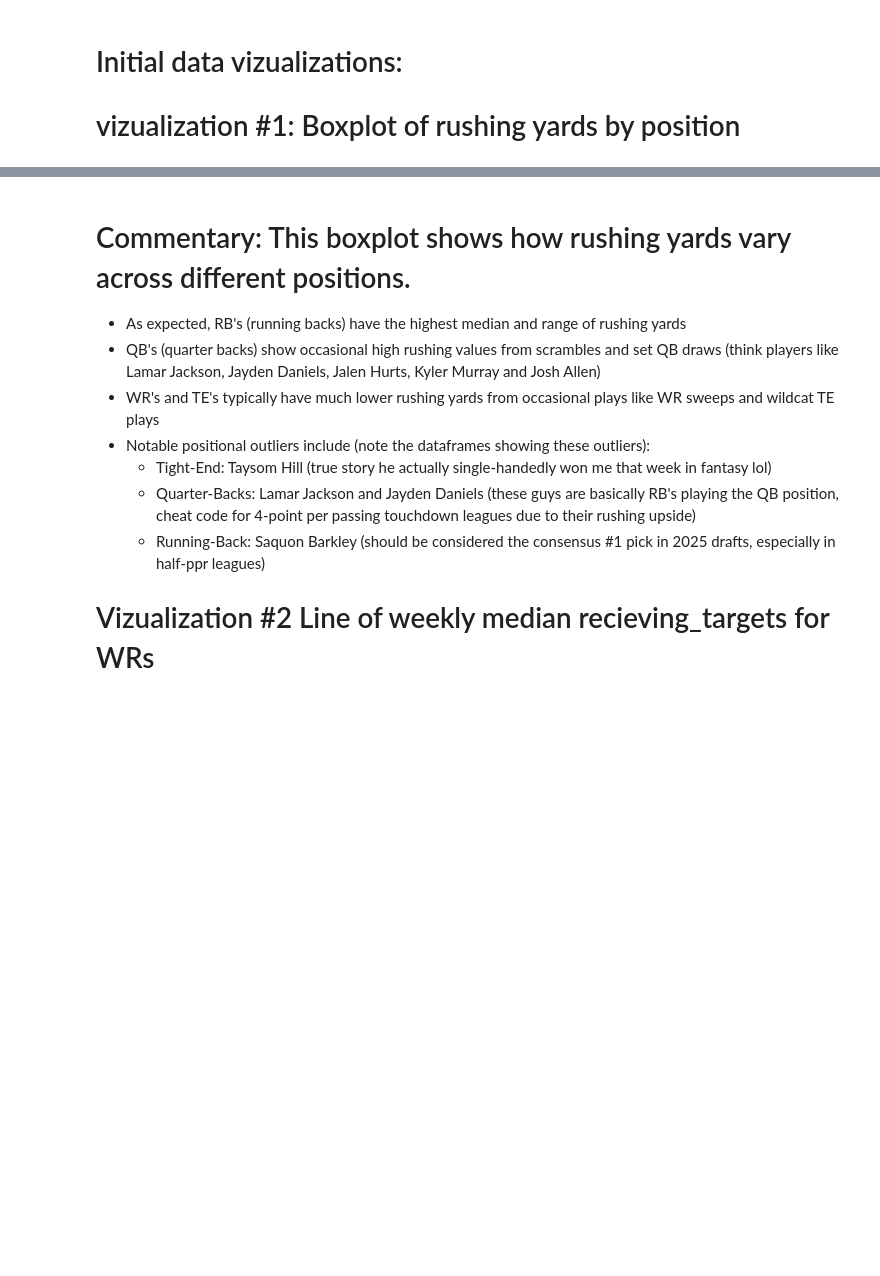
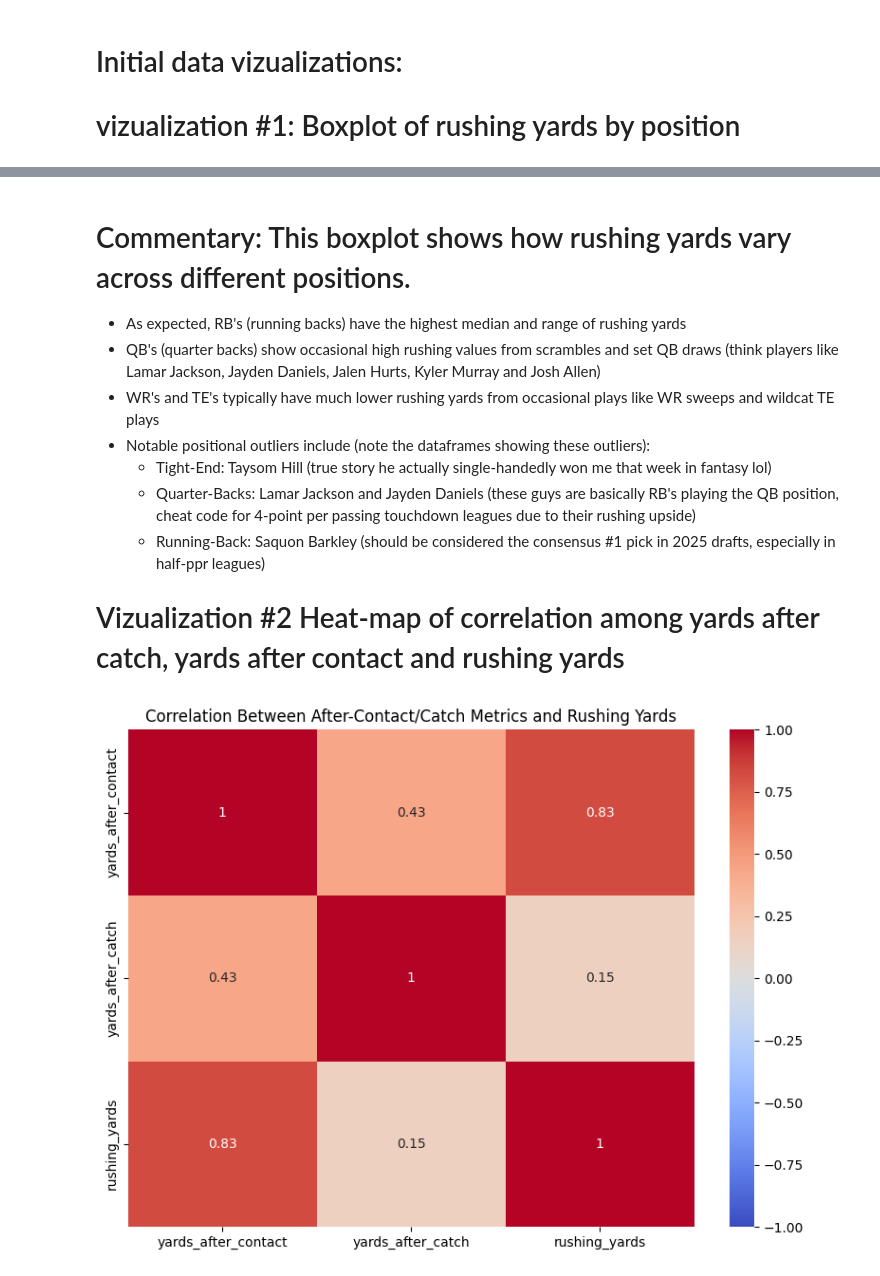
Before and after one commit to Jhonyel/Technical-Interview-Football, a Jupyter notebook: TechnicalFantasyAnalysis.ipynb, the cells around one changed output, grey strips where cells are left out. Cells and saved outputs as stored; diff of their text form; code cells hidden in the pictures; blank space fills up the shorter version.

```diff
--- a/TechnicalFantasyAnalysis.ipynb
+++ b/TechnicalFantasyAnalysis.ipynb
@@ -311,4 +322,14 @@ display(lamar_max_rushing)
     - Tight-End: Taysom Hill (true story he actually single-handedly won me that week in fantasy lol)
     - Quarter-Backs: Lamar Jackson and Jayden Daniels (these guys are basically RB's playing the QB position, cheat code for 4-point per passing touchdown leagues due to their rushing upside)
     - Running-Back: Saquon Barkley (should be considered the consensus #1 pick in 2025 drafts, especially in half-ppr leagues)
-# Vizualization #2 Line of weekly median recieving_targets for WRs
+# Vizualization #2 Heat-map of correlation among yards after catch, yards after contact and rushing yards
+# %%
+correlation_cols = ['yards_after_contact', 'yards_after_catch', 'rushing_yards']
+corr_matrix = df_clean[correlation_cols].corr()
+plt.figure(figsize=(8, 6))
+sns.heatmap(corr_matrix, annot=True, cmap='coolwarm', vmin=-1, vmax=1)
+plt.title('Correlation Between After-Contact/Catch Metrics and Rushing Yards')
+plt.tight_layout()
+plt.show()
+# %% [output]
+[figure, added]
```
Also changed, not shown: parts of 7 cells of this notebook.
